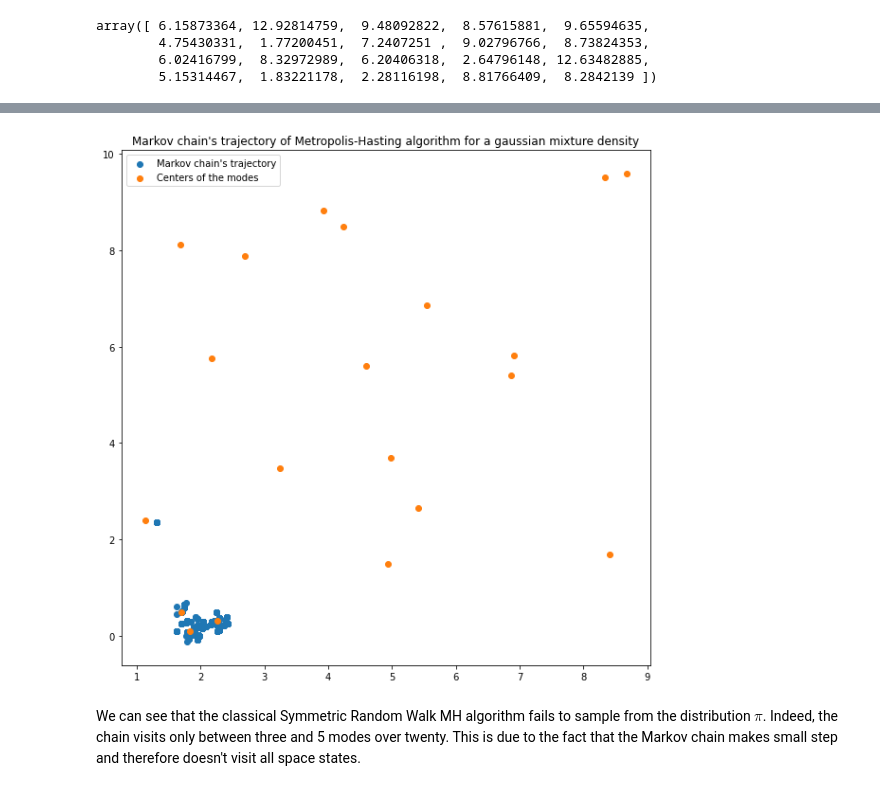
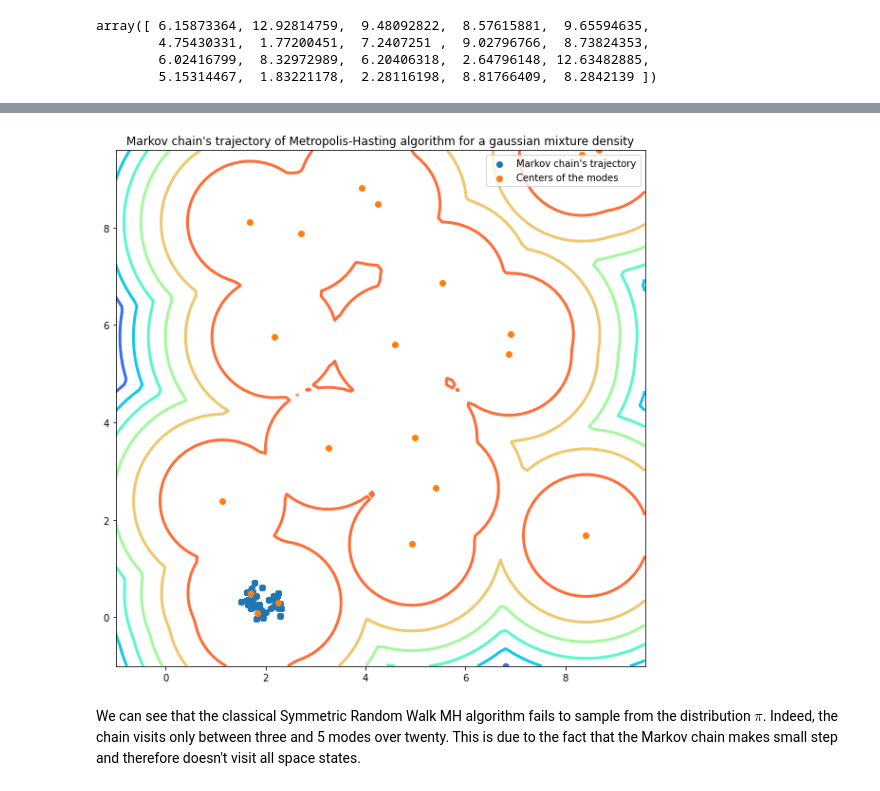
Before and after one commit to simonqueric/MVA, a Jupyter notebook: ComputationalStatistics/Lab4/Lab4_Compstat.ipynb, the cells around one changed output, grey strips where cells are left out. Drawn from its saved outputs; the diff is of its cells as text; code cells hidden in the pictures.

```diff
--- a/ComputationalStatistics/Lab4/Lab4_Compstat.ipynb
+++ b/ComputationalStatistics/Lab4/Lab4_Compstat.ipynb
@@ -305,0 +338,22 @@ def logsumexp(x) :
+# %%
+def f(x, y, mu):
+    Z = np.zeros((len(x), len(y)))
+    for i in range(len(x)):
+        for j in range(len(y)):
+            z = np.zeros(len(mu))
+            for k in range(len(mu)) :
+                z[k] = (-(x[i]-mu[k, 0])**2 - (y[j]-mu[k, 1])**2)/(2*sigma**2) + np.log(0.05/np.sqrt(2*np.pi*sigma**2))
+            Z[i, j] = logsumexp(z)
+    return Z
+# %%
+from matplotlib.colors import LogNorm
+fig = plt.figure(figsize=(12, 10))
+x = np.linspace(-1, np.max(mu), 100)
+y = np.linspace(-1, np.max(mu), 100)
+X, Y = np.meshgrid(x, y)
+Z = f(x, y, mu)
+plt.scatter(mu[:,0], mu[:,1])
+plt.contour(X, Y, Z.T, cmap="rainbow", linewidths=3) #, levels=np.linspace(-560, -0.01))
+plt.colorbar()
+plt.title("Contour plot of the gaussian mixture density")
+plt.show()
@@ -306,10 +362,13 @@ def logsumexp(x) :
 # %%
-#@jit(nopython=True)
+@jit(nopython=True)
 def log_pi(x, param) :
     mu = param[0]
     sigma = param[1]
     y = x - mu
-    return logsumexp(-np.linalg.norm(y, axis=1)**2/(2*sigma**2))
+    z = np.zeros(len(y))
+    for i in range(len(y)):
+        z[i] = -np.linalg.norm(y[i])**2/(2*sigma**2)
+    return logsumexp(z)
 # %%
 def MH(x0, log_pi, param, sigma_prop=1e-2, n_iter=100):
     """
@@ -318,7 +377,11 @@ def MH(x0, log_pi, param, sigma_prop=1e-2, n_iter=100):
     input
     -----
     x0 : initial point
-    log_pi : log probability of the target density up to an additive constant
+    log_pi : log probability of the target density up to an additive constant            Yi = np.random.multivariate_normal(mean=X[i], cov=sigma_prop[i]*np.eye(d))
+            a = np.exp(min(0,  log_pi(Yi, param=param)/T[i] - log_pi(X[i], param=param)/T[i]))
+            u = np.random.uniform(0, 1)
+            if u<=a:
+
     param : parameters of the density
     sigma_prop : variance of the proposal kernel
     n_iter : number of iteration of Metropolis-Hasting
@@ -349,12 +412,17 @@ X = MH(x0, log_pi, param, sigma_prop=1, n_iter=n_iter)
 # %%
 fig=plt.figure(figsize=(10, 10))
 plt.scatter(X[:,0], X[:,1])
 plt.scatter(mu[:,0], mu[:,1])
+u = np.linspace(-1, np.max(mu), 100)
+v = np.linspace(-1, np.max(mu), 100)
+W = f(u, v, mu)
+U, V = np.meshgrid(x, y)
+plt.contour(U, V, W.T, cmap="rainbow", linewidths=3) #, levels=np.linspace(-560, -0.01))
 plt.legend(["Markov chain's trajectory", "Centers of the modes"])
 plt.title("Markov chain's trajectory of Metropolis-Hasting algorithm for a gaussian mixture density")
 plt.show()
 # %% [output]
-[figure, old version]
+[figure, new version]
 # %% [markdown]
 We can see that the classical Symmetric Random Walk MH algorithm fails to sample from the distribution $\pi$. Indeed, the chain visits only between three and 5 modes over twenty.
 This is due to the fact that the Markov chain makes small step and therefore doesn't visit all space states.
```
Also changed, not shown: parts of 42 cells of this notebook.
